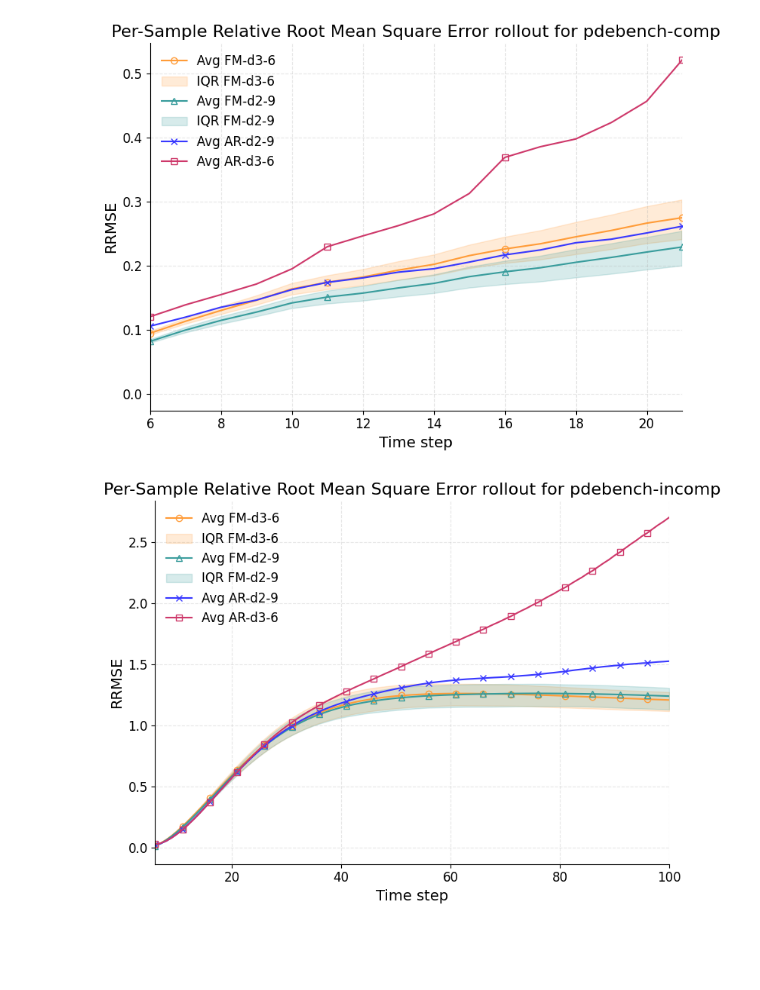
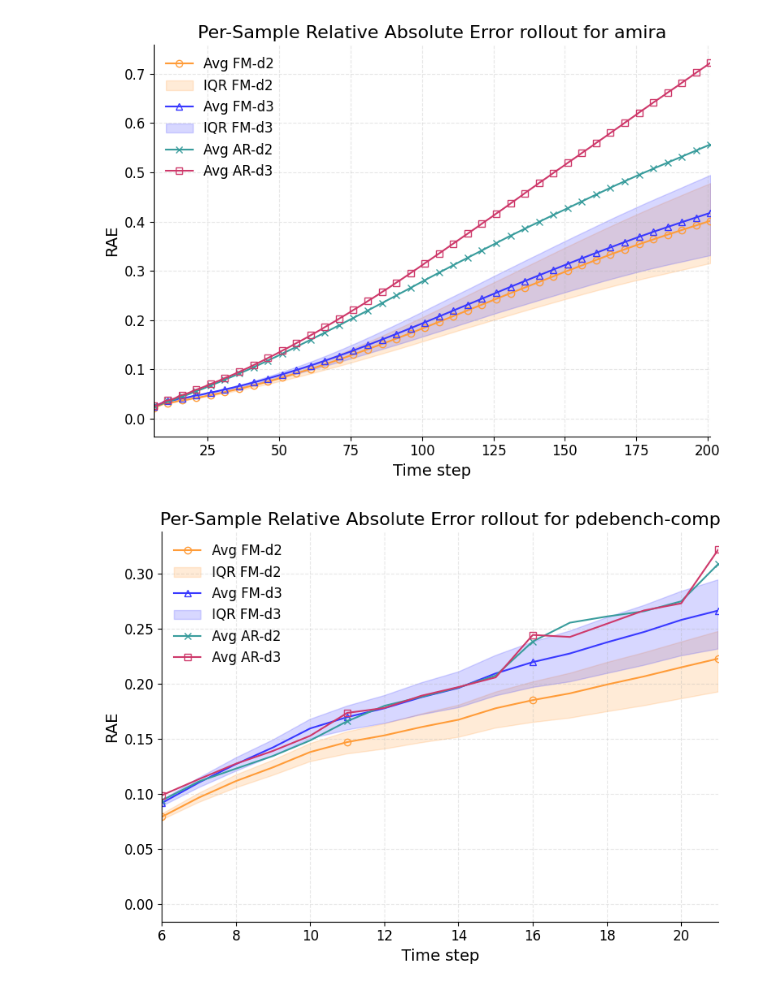
Before and after one commit to tpharmsen/FluidGPT, a Jupyter notebook: src/scripts/graphGeneration.ipynb, the cells around one changed output. Saved outputs shown, nothing was run; the diff lists cells and outputs as text; code cells hidden in the pictures; blank space fills up the shorter version.

```diff
--- a/src/scripts/graphGeneration.ipynb
+++ b/src/scripts/graphGeneration.ipynb
@@ -53,7 +53,6 @@ plt.show()
 plt.close()
 
 datasets_all = ["amira", "pdebench-comp", "pdebench-incomp", "pdegym-gauss", "pdegym-sines", "pdegym-sl", "pdegym-svs", "pdegym-pwc", "pdegym-bb"]
-datasets_all.pop(0)
 print(datasets_all)
 # %% [output]
 [figure]
@@ -184,9 +169,9 @@ plt.show()
 # %%
-base_path_ar = "../../../FluidGPT_validation/final_data/MTT/ar-d2-9/ms_error/"
-base_path_ar2 = "../../../FluidGPT_validation/final_data/MTT/ar-d3-6/ms_error/"
-base_path_fm = "../../../FluidGPT_validation/final_data/FM/fm-d3-6/ms_error/"
-base_path_fm2 = "../../../FluidGPT_validation/final_data/FM/fm-d2-9/ms_error/"
-error_type = "rrmse"  # or "rrmse"
+base_path_ar = "../../../FluidGPT_validation/final_data/MTT/ar-d2-9-last/ms_error/"
+base_path_ar2 = "../../../FluidGPT_validation/final_data/MTT/ar-d3-6-last/ms_error/"
+base_path_fm = "../../../FluidGPT_validation/final_data/FM/fm-d2-9/ms_error/"
+base_path_fm2 = "../../../FluidGPT_validation/final_data/FM/fm-d3-6/ms_error/"
+error_type = "rae"  # or "rrmse"
 
 tb = 5
 linealpha = 1
@@ -214,39 +199,39 @@ for dataset_name in datasets_all:
     avg_fm = np.mean(data_fm, axis=(1,2))
     avg_fm2 = np.mean(data_fm2, axis=(1,2))
     avg_ar = np.mean(data_ar, axis=1)
     avg_ar2 = np.mean(data_ar2, axis=1)
     #print(f"avg_fm shape: {avg_fm.shape}, avg_ar shape: {avg_ar.shape}")
     q0, q25, q50, q75, q100 = np.quantile(data_fm, [0, 0.25, 0.5, 0.75, 1], axis=(2))
     q0_2, q25_2, q50_2, q75_2, q100_2 = np.quantile(data_fm2, [0, 0.25, 0.5, 0.75, 1], axis=(2))
     #compute the mean of the quantiles over axis 1
     q0 = np.mean(q0, axis=1)
     q25 = np.mean(q25, axis=1)
     q50 = np.mean(q50, axis=1)
     q75 = np.mean(q75, axis=1)
     q100 = np.mean(q100, axis=1)
     q0_2 = np.mean(q0_2, axis=1)
     q25_2 = np.mean(q25_2, axis=1)
     q50_2 = np.mean(q50_2, axis=1)
     q75_2 = np.mean(q75_2, axis=1)
     q100_2 = np.mean(q100_2, axis=1)
     xspace = np.arange(1, data_ar.shape[0]+1)
-    ax.plot(xspace, avg_fm, 'o-', color=colors[0], alpha=linealpha, label='Avg FM-d3-6', markevery=5, linewidth=linewidth)
-    plt.fill_between(xspace, q25, q75, color=colors[0], alpha=distralpha, label='IQR FM-d3-6')
-    ax.plot(xspace, avg_fm2, '^-', color=colors[1], alpha=linealpha, label='Avg FM-d2-9', markevery=5, linewidth=linewidth)
-    plt.fill_between(xspace, q25_2, q75_2, color=colors[1], alpha=distralpha, label='IQR FM-d2-9')
-    ax.plot(xspace, avg_ar, 'x-', color=colors[2], alpha=linealpha, label='Avg AR-d2-9', markevery=5, linewidth=linewidth)
-    ax.plot(xspace, avg_ar2, 's-', color=colors[3], alpha=linealpha, label='Avg AR-d3-6', markevery=5, linewidth=linewidth)
+    ax.plot(xspace, avg_fm, 'o-', color=colors[0], alpha=linealpha, label='Avg FM-d2', markevery=5, linewidth=linewidth)
+    plt.fill_between(xspace, q25, q75, color=colors[0], alpha=distralpha, label='IQR FM-d2')
+    ax.plot(xspace, avg_fm2, '^-', color=colors[2], alpha=linealpha, label='Avg FM-d3', markevery=5, linewidth=linewidth)
+    plt.fill_between(xspace, q25_2, q75_2, color=colors[2], alpha=distralpha, label='IQR FM-d3')
+    ax.plot(xspace, avg_ar, 'x-', color=colors[1], alpha=linealpha, label='Avg AR-d2', markevery=5, linewidth=linewidth)
+    ax.plot(xspace, avg_ar2, 's-', color=colors[3], alpha=linealpha, label='Avg AR-d3', markevery=5, linewidth=linewidth)
 
     ax.set_xlabel("Time step")
     ax.set_ylabel(f"{error_type.upper()}")
     ax.set_title(f"{error_type_str[error_type]} rollout for {dataset_name}")
     ax.legend(loc='upper left')
 
     ax.set_xlim(6, data_ar.shape[0])
     plt.tight_layout()
-
+    plt.savefig(f"../../report/figs/results/msgraph_{dataset_name}_{error_type}.png", dpi=300)
     plt.savefig(f"../../../FluidGPT_validation/msgraph_{dataset_name}_{error_type}.png", dpi=300)
     plt.show()
 # %% [output]
-[figure, old version]
+[figure, new version]
-[figure, old version]
+[figure, new version]
```
Also changed, not shown: parts of 5 cells of this notebook, 28 other files.
